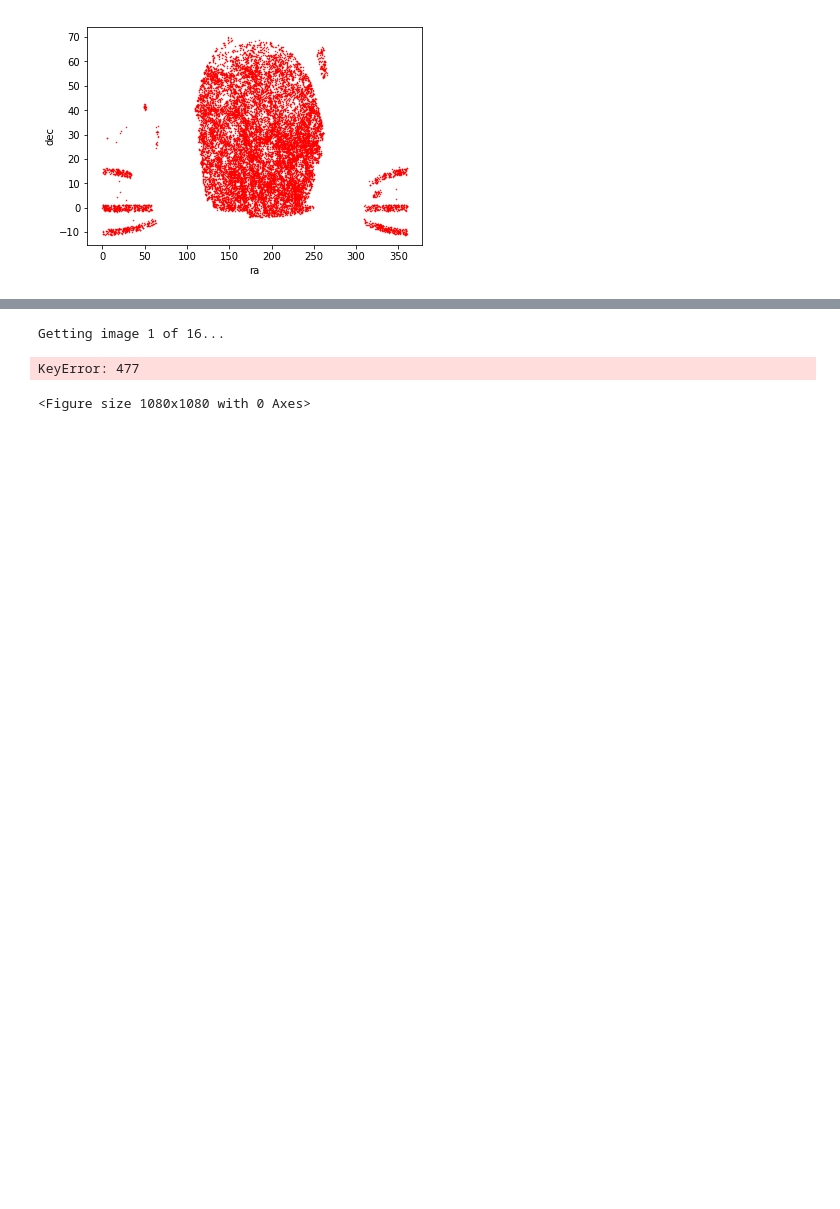
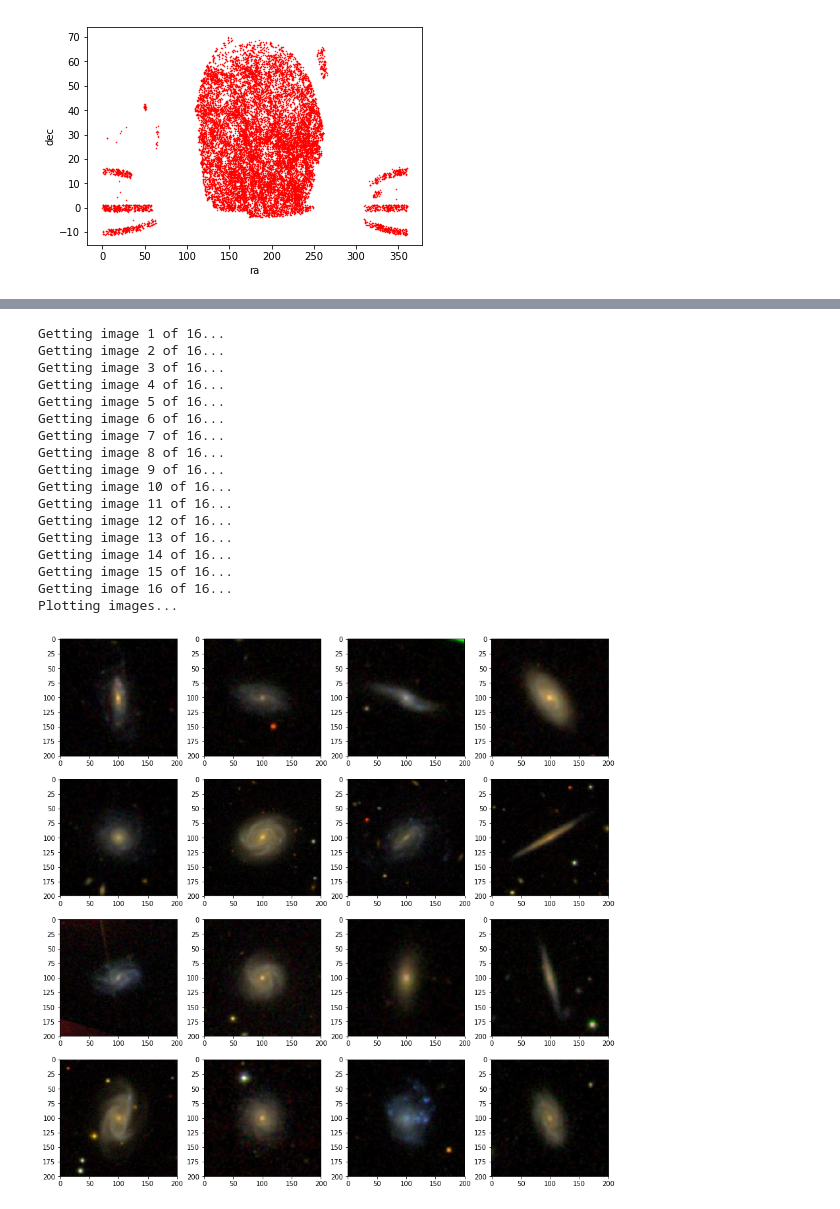
Before and after one commit to anikacave/morphology-analysis, a Jupyter notebook: Research.ipynb, the cells around one changed output, grey strips where cells are left out. Cells and saved outputs as stored; diff of their text form; code cells hidden in the pictures; blank space fills up the shorter version.

```diff
--- a/Research.ipynb
+++ b/Research.ipynb
@@ -123,29 +183,44 @@ Text(0, 0.5, 'dec')
 # %%
-
+#plot bluer galaxies
 width=200           # image width
 height=200          # height
 pixelsize=0.396     # image scale
 plt.figure(figsize=(15, 15))   # display in a 4x4 grid
 subPlotNum = 1
 
-my_galaxies = green
+#my_galaxies = np.where(green)[0]
 
 i = 0
-nGalaxies = 16
-ind = np.random.randint(0,len(my_galaxies), nGalaxies) #randomly selected rows
+nGalaxies = 16 #Total number of galaxies to plot
+ind = np.random.randint(0,len(green), nGalaxies) #randomly selected rows
 count=0
-for i in ind:
+for i in ind:           # iterate through the randomly selected rows in the DataFrame
     count=count+1
     print('Getting image '+str(count)+' of '+str(nGalaxies)+'...')
     if (count == nGalaxies):
         print('Plotting images...')
-    scale=2*newgals.loc[i]['petror90_r']/pixelsize/width
-    img = SkyServer.getJpegImgCutout(ra=newgals.loc[my_galaxies[i]]['ra'], dec=newgals.loc[my_galaxies[i]]['dec'], width=width, height=height, scale=scale,dataRelease='DR14')
+    scale=2*blue.loc[i]['petror90_r']/pixelsize/width
+    img = SkyServer.getJpegImgCutout(ra=blue.loc[i]['ra'], dec=blue.loc[i]['dec'], width=width, height=height, scale=scale,dataRelease='DR14')
     plt.subplot(4,4,subPlotNum)
     subPlotNum += 1
     plt.imshow(img)                               # show images in grid
-    plt.title(newgals.loc[my_galaxies[i]]['z'])
+    #plt.title(green[i]['z'])
 # %% [output]
 Getting image 1 of 16...
+Getting image 2 of 16...
+Getting image 3 of 16...
+Getting image 4 of 16...
+Getting image 5 of 16...
+Getting image 6 of 16...
+Getting image 7 of 16...
+Getting image 8 of 16...
+Getting image 9 of 16...
+Getting image 10 of 16...
+Getting image 11 of 16...
+Getting image 12 of 16...
+Getting image 13 of 16...
+Getting image 14 of 16...
+Getting image 15 of 16...
+Getting image 16 of 16...
+Plotting images...
-KeyError: 477
-<Figure size 1080x1080 with 0 Axes>
+[figure, added]
```
Also changed, not shown: parts of 5 cells of this notebook.
